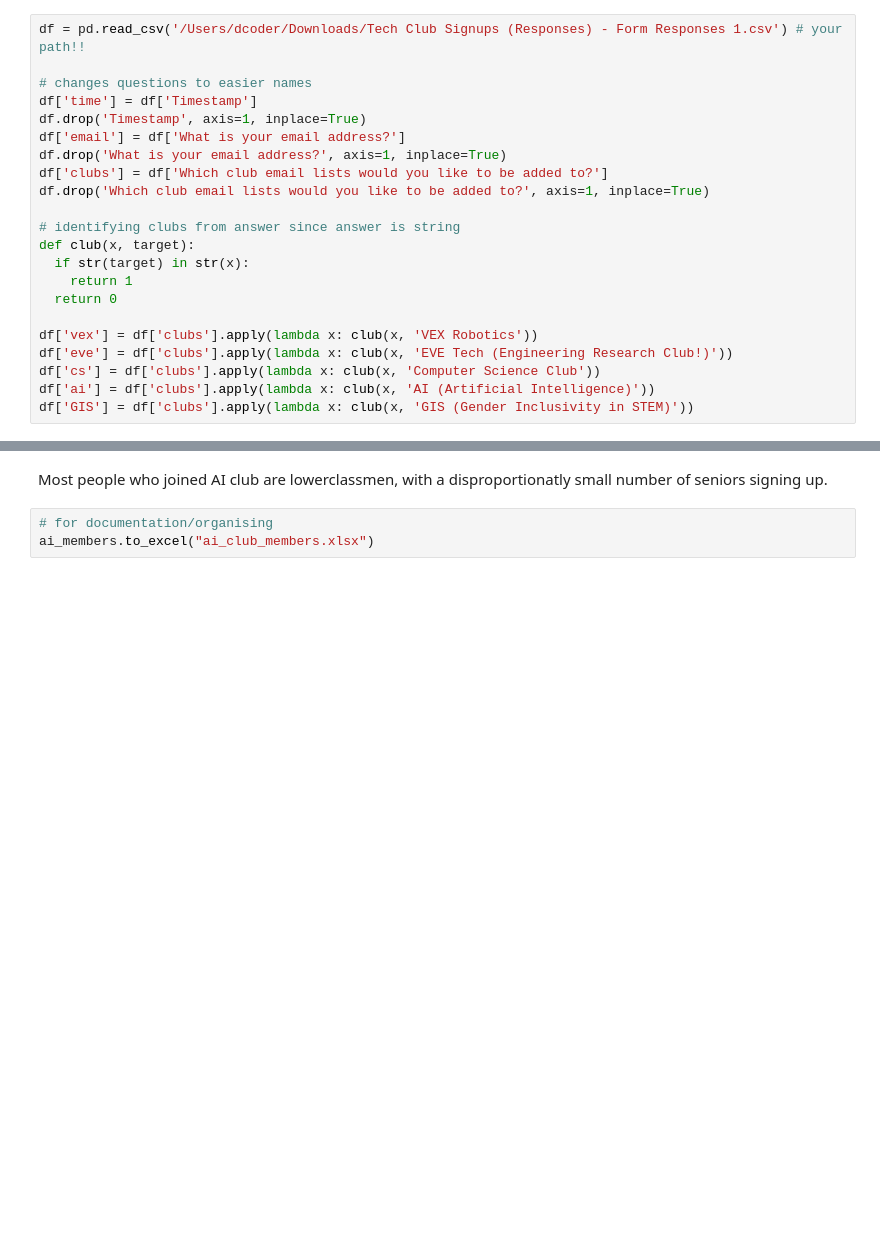
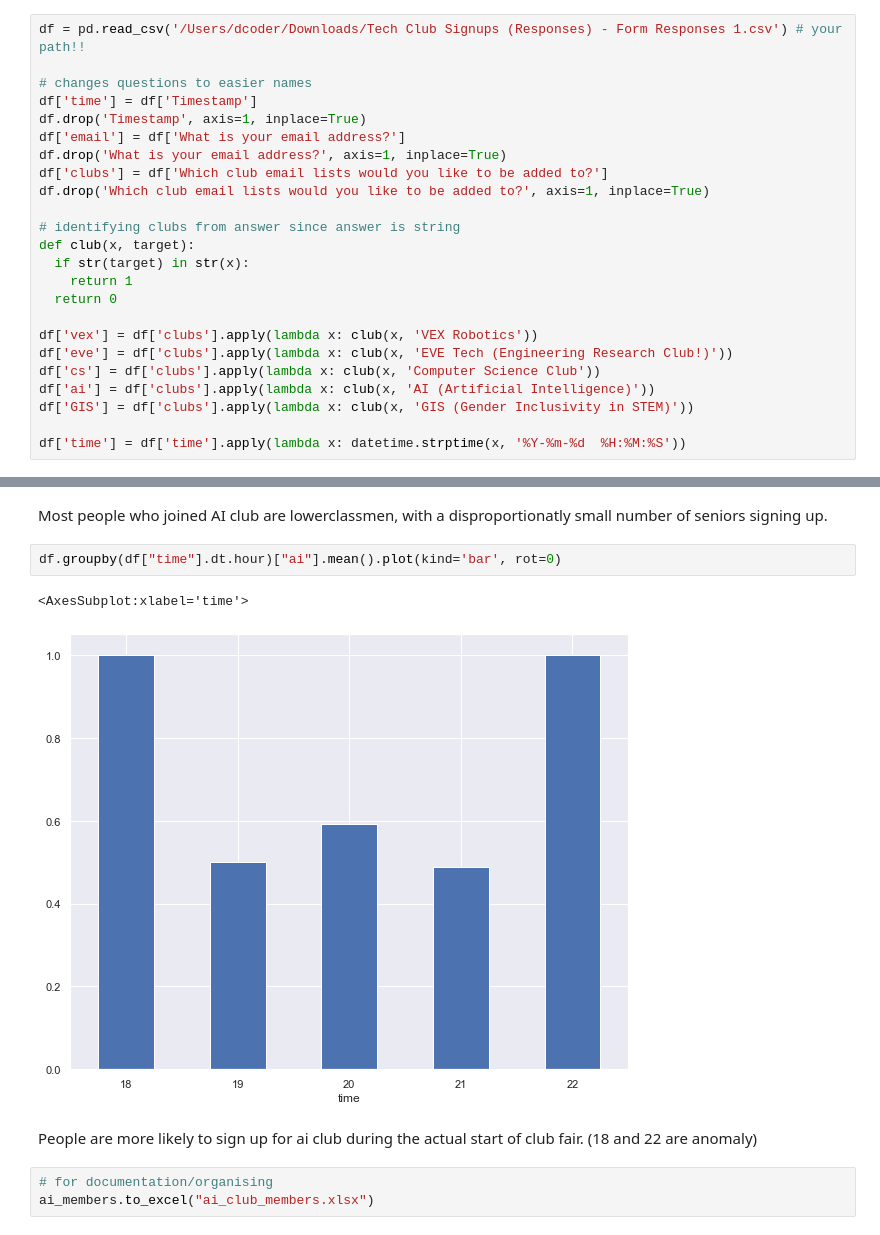
Before and after one commit to dcoder0111/csc630, a Jupyter notebook: club_fair.ipynb, the cells around one changed output, grey strips where cells are left out. Cells and saved outputs as stored; diff of their text form; blank space fills up the shorter version.

```diff
--- a/club_fair.ipynb
+++ b/club_fair.ipynb
@@ -39,6 +40,8 @@ df['eve'] = df['clubs'].apply(lambda x: club(x, 'EVE Tech (Engineering Research
 df['cs'] = df['clubs'].apply(lambda x: club(x, 'Computer Science Club'))
 df['ai'] = df['clubs'].apply(lambda x: club(x, 'AI (Artificial Intelligence)'))
 df['GIS'] = df['clubs'].apply(lambda x: club(x, 'GIS (Gender Inclusivity in STEM)'))
+
+df['time'] = df['time'].apply(lambda x: datetime.strptime(x, '%Y-%m-%d  %H:%M:%S'))
 # %%
 # check dataframe
 df
@@ -205,6 +208,13 @@ plt.hist(x=ai_members['year'])
 [figure]
 # %% [markdown]
 Most people who joined AI club are lowerclassmen, with a disproportionatly small number of seniors signing up.
+# %%
+df.groupby(df["time"].dt.hour)["ai"].mean().plot(kind='bar', rot=0)
+# %% [output]
+<AxesSubplot:xlabel='time'>
+[figure, added]
+# %% [markdown]
+People are more likely to sign up for ai club during the actual start of club fair. (18 and 22 are anomaly)
 # %%
 # for documentation/organising
 ai_members.to_excel("ai_club_members.xlsx")
```
Also changed, not shown: parts of 1 cell of this notebook.
